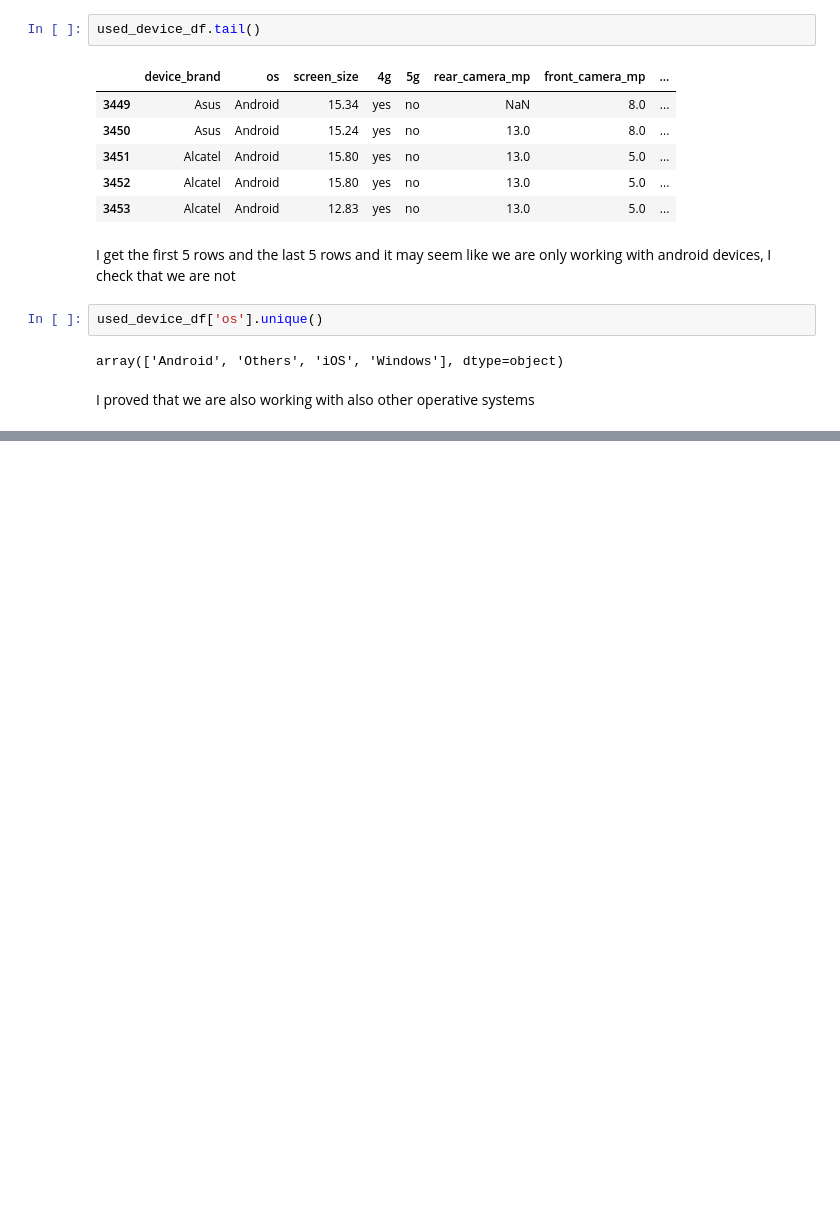
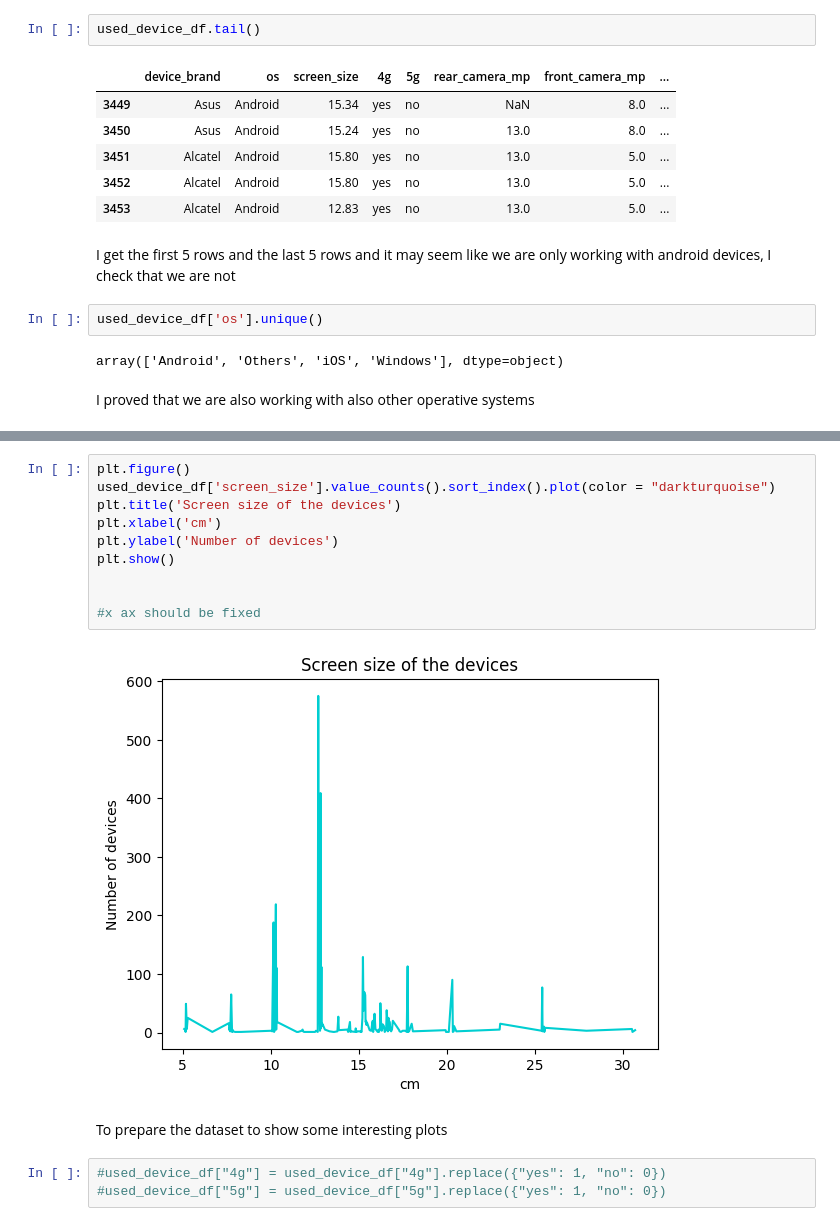
Before and after one commit to annalisadettorii/Project, a Jupyter notebook: prova.ipynb, the cells around one changed output, grey strips where cells are left out. Saved outputs shown, nothing was run; the diff lists cells and outputs as text; blank space fills up the shorter version.

```diff
--- a/prova.ipynb
+++ b/prova.ipynb
@@ -120,0 +239,17 @@ I proved that we are also working with also other operative systems
+# %%
+plt.figure()
+used_device_df['screen_size'].value_counts().sort_index().plot(color = "darkturquoise")
+plt.title('Screen size of the devices')
+plt.xlabel('cm')
+plt.ylabel('Number of devices')
+plt.show()
+
+
+#x ax should be fixed
+# %% [output]
+[figure, added]
+# %% [markdown]
+To prepare the dataset to show some interesting plots
+# %%
+#used_device_df["4g"] = used_device_df["4g"].replace({"yes": 1, "no": 0})
+#used_device_df["5g"] = used_device_df["5g"].replace({"yes": 1, "no": 0})
```
Also changed, not shown: parts of 31 cells of this notebook.
